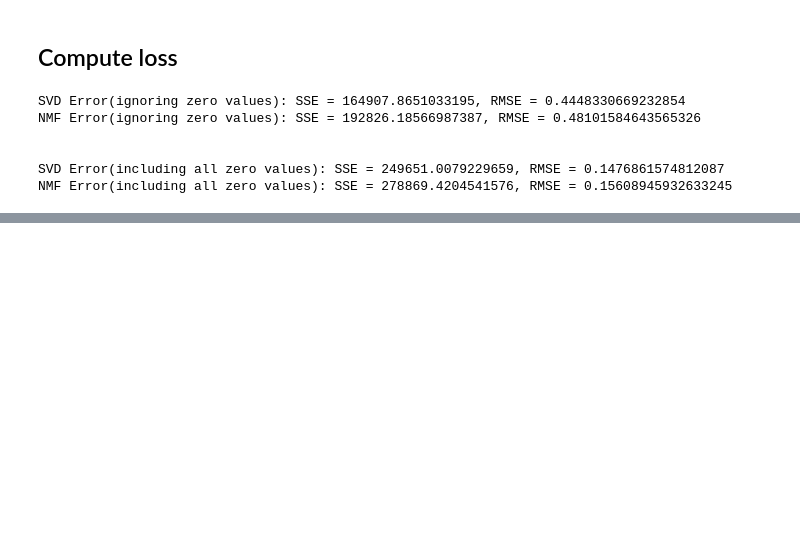
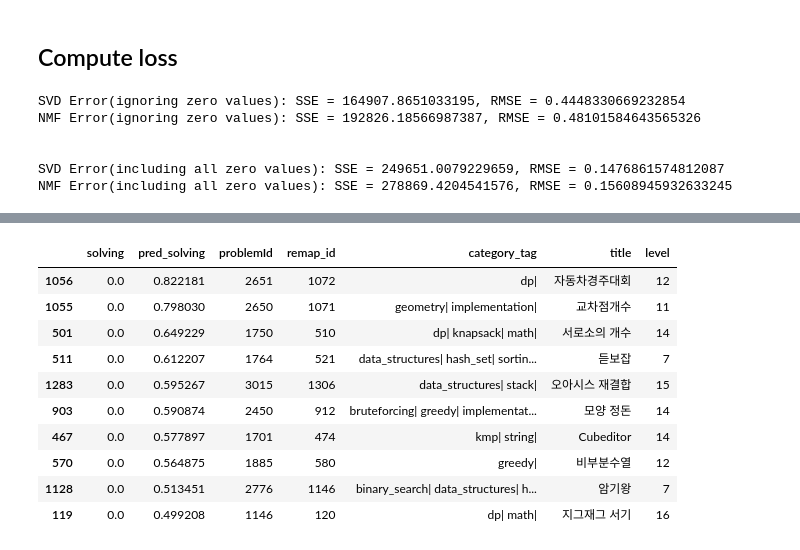
Before and after one commit to vidigummy/Algorithm_Recommendation, a Jupyter notebook: CF/CF.ipynb, the cells around one changed output, grey strips where cells are left out. Drawn from its saved outputs; the diff is of its cells as text; code cells hidden in the pictures; blank space fills up the shorter version.

```diff
--- a/CF/CF.ipynb
+++ b/CF/CF.ipynb
@@ -206,0 +463,14 @@ A_approx_svd = np.dot(np.dot(U, np.diag(Sigma)), VT)
+# %%
+prediction_with_notsolved.head(10)
+# %% [output]
+|  | solving | pred_solving | problemId | remap_id | category_tag | title | level |
+| 1056 | 0.0 | 0.822181 | 2651 | 1072 | dp| | 자동차경주대회 | 12 |
+| 1055 | 0.0 | 0.798030 | 2650 | 1071 | geometry| implementation| | 교차점개수 | 11 |
+| 501 | 0.0 | 0.649229 | 1750 | 510 | dp| knapsack| math| | 서로소의 개수 | 14 |
+| 511 | 0.0 | 0.612207 | 1764 | 521 | data_structures| hash_set| sortin... | 듣보잡 | 7 |
+| 1283 | 0.0 | 0.595267 | 3015 | 1306 | data_structures| stack| | 오아시스 재결합 | 15 |
+| 903 | 0.0 | 0.590874 | 2450 | 912 | bruteforcing| greedy| implementat... | 모양 정돈 | 14 |
+| 467 | 0.0 | 0.577897 | 1701 | 474 | kmp| string| | Cubeditor | 14 |
+| 570 | 0.0 | 0.564875 | 1885 | 580 | greedy| | 비부분수열 | 12 |
+| 1128 | 0.0 | 0.513451 | 2776 | 1146 | binary_search| data_structures| h... | 암기왕 | 7 |
+| 119 | 0.0 | 0.499208 | 1146 | 120 | dp| math| | 지그재그 서기 | 16 |
```
Also changed, not shown: parts of 40 cells of this notebook.
